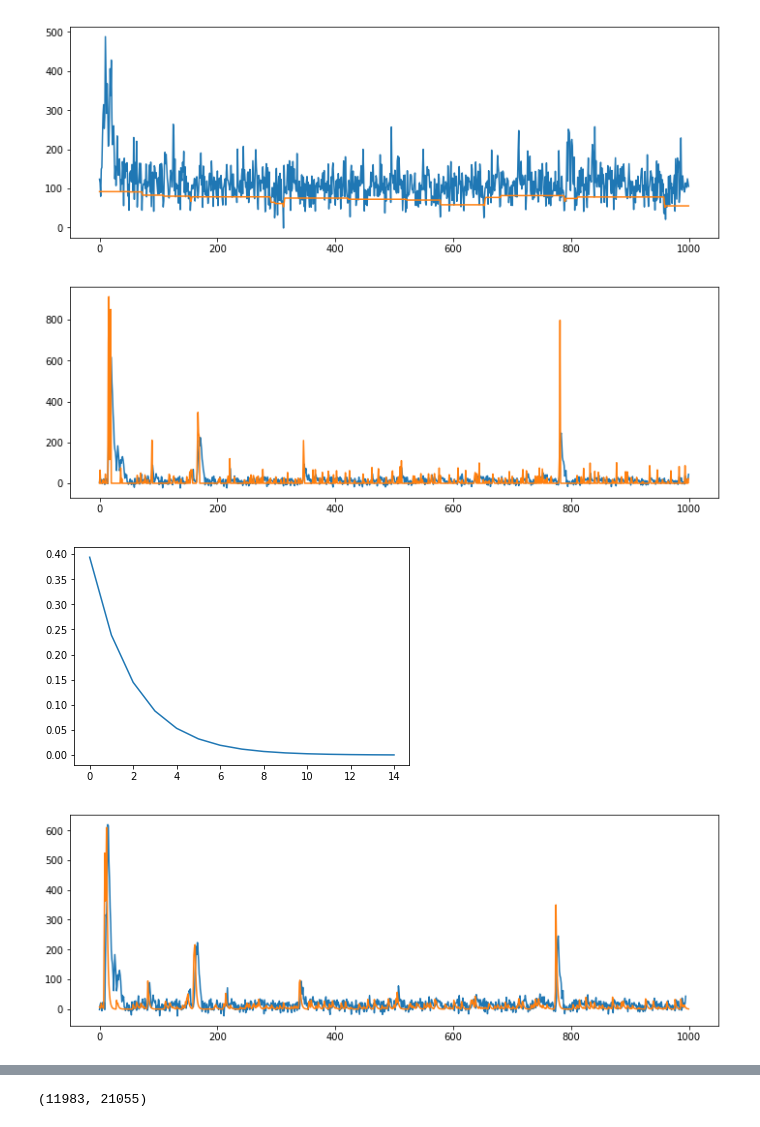
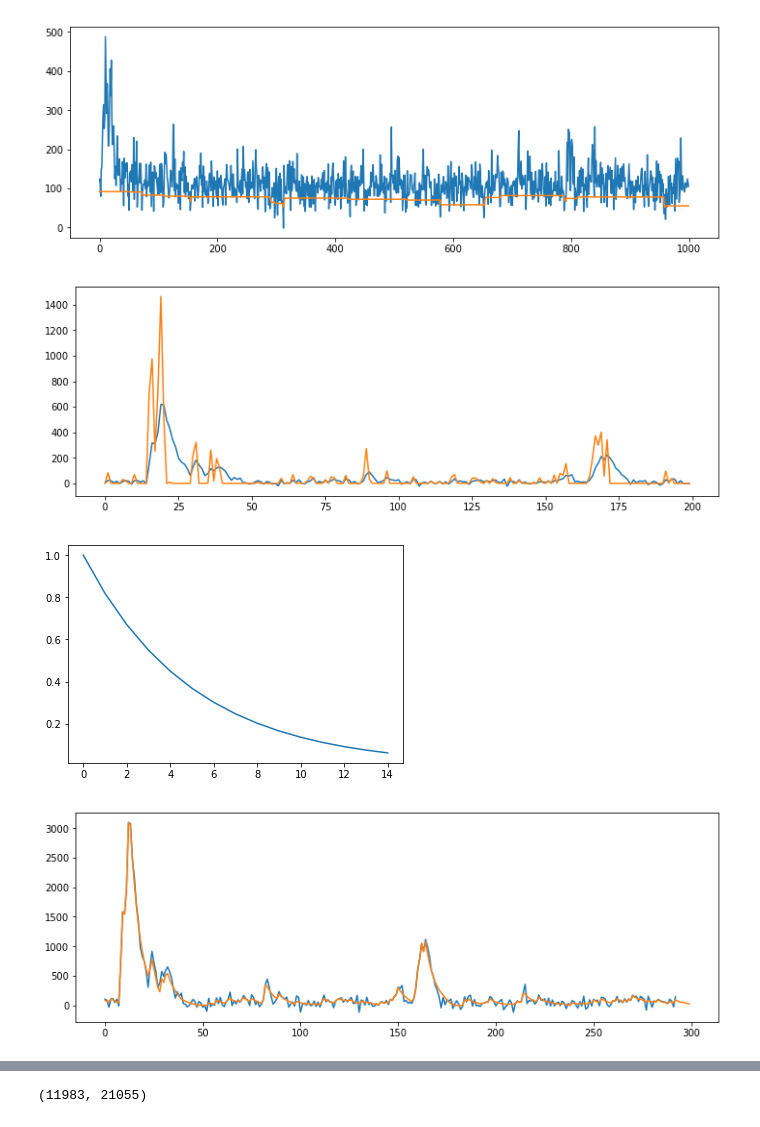
Before and after one commit to JaneliaMLCourse/JaneliaMLCourse, a Jupyter notebook: lecture_6/lecture6_tutorial.ipynb, the cells around one changed output, grey strips where cells are left out. Cells and saved outputs as stored; diff of their text form; code cells hidden in the pictures.

```diff
--- a/lecture_6/lecture6_tutorial.ipynb
+++ b/lecture_6/lecture6_tutorial.ipynb
@@ -67,38 +67,40 @@ plt.show()
 # once we're happy with the parameters, run the baselined data through deconvolution
 from suite2p import dcnv
 
-ops['tau'] = 2. # timescale of gcamp sensor
+ops['tau'] = 1. # timescale of gcamp sensor
 ops['baseline'] = 'none' # we're baselining the data ourselves
 F0 = F - Flow
 sp = dcnv.oasis(F0, ops) # deconvolve the baselined traces using OASIS
 # %%
 iN = 1
+timerange = np.arange(0, 200)
 plt.figure(figsize=(12,4))
 plt.plot(F0[iN,timerange]/5)
 plt.plot(sp[iN,timerange])
 plt.show()
 # %% [output]
-[figure, old version]
+[figure, new version]
 # %%
 # reconstruct the fluorescence from the deconvolved using the exponential convolution filter
-flt  = np.exp(-np.arange(0,ops['fs']*3)/ops['tau'])
-flt  /= flt.sum()
-Frec = convolve1d(sp, flt, axis=1)
+flt  = np.exp(-np.arange(0,3*ops['fs']*ops['tau']) / (ops['tau'] * ops['fs']))
 plt.plot(flt)
 plt.show()
 # %% [output]
-[figure, old version]
+[figure, new version]
 # %%
 # visualize the reconstruction for neuron iN
 iN = 1
-timerange = np.arange(0, 1000)
+timerange = np.arange(0, 300)
+Frec = convolve1d(sp, flt, axis=1)
+
+tlag = int(len(flt)/2) # timelag from centering convolve1d
 
 plt.figure(figsize=(12,4))
-plt.plot(F0[iN,timerange[ops['fs']:]]/5)
+plt.plot(F0[iN,timerange[tlag:]])
 plt.plot(Frec[iN,timerange])
 plt.show()
 # %% [output]
-[figure, old version]
+[figure, new version]
 # %%
 # ready to build some models!
 # use T consecutive samples to predict the T+1-th sample
```
Also changed, not shown: parts of 10 cells of this notebook.
